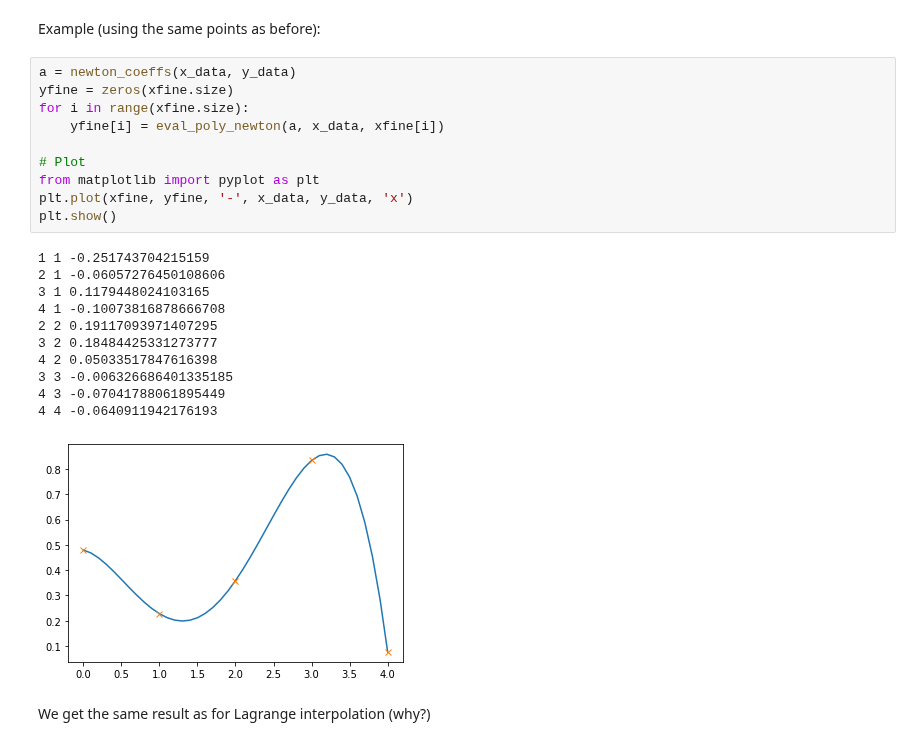
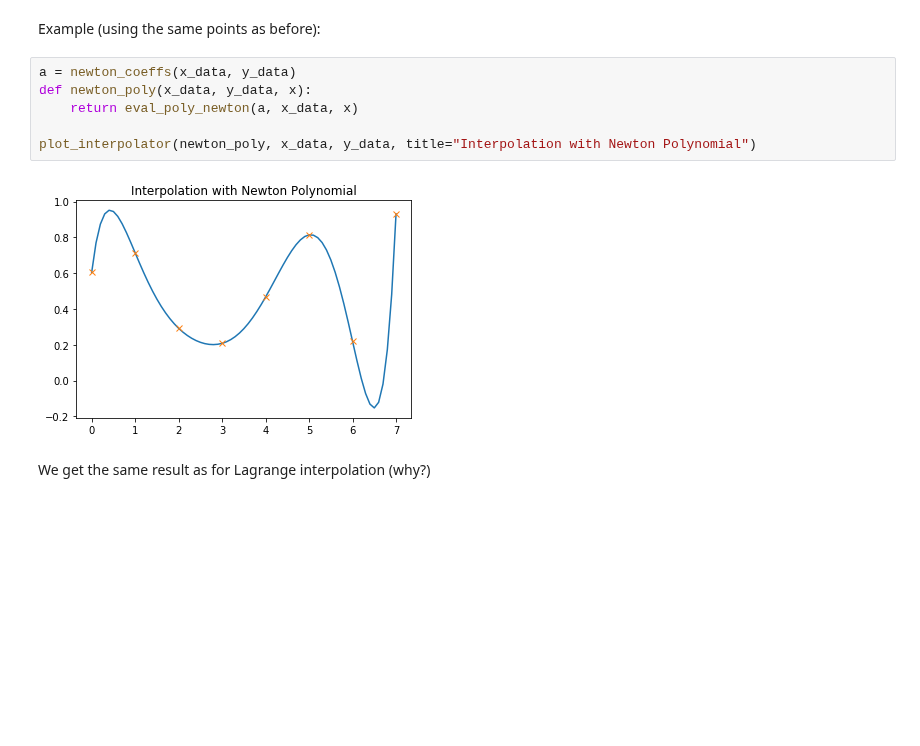
Before and after one commit to tgteacher/numerical-methods, a Jupyter notebook: notebooks/Chapter3.ipynb, the cells around one changed output. Saved outputs shown, nothing was run; the diff lists cells and outputs as text; blank space fills up the shorter version.

```diff
--- a/notebooks/Chapter3.ipynb
+++ b/notebooks/Chapter3.ipynb
@@ -348,28 +319,14 @@ $$
 so a[k-1]=a[1] contains $\nabla y_1$.
 # %% [markdown]
 Example (using the same points as before):
-# %%
-a = newton_coeffs(x_data, y_data)
-yfine = zeros(xfine.size)
-for i in range(xfine.size):
-    yfine[i] = eval_poly_newton(a, x_data, xfine[i])
-
-# Plot
-from matplotlib import pyplot as plt
-plt.plot(xfine, yfine, '-', x_data, y_data, 'x')
-plt.show()
-# %% [output]
-1 1 -0.251743704215159
-2 1 -0.06057276450108606
-3 1 0.1179448024103165
-4 1 -0.10073816878666708
-2 2 0.19117093971407295
-3 2 0.18484425331273777
-4 2 0.05033517847616398
-3 3 -0.006326686401335185
-4 3 -0.07041788061895449
-4 4 -0.0640911942176193
-[figure, removed]
+# %%
+a = newton_coeffs(x_data, y_data)
+def newton_poly(x_data, y_data, x):
+    return eval_poly_newton(a, x_data, x)
+
+plot_interpolator(newton_poly, x_data, y_data, title="Interpolation with Newton Polynomial")
+# %% [output]
+[figure, added]
 # %% [markdown]
 We get the same result as for Lagrange interpolation (why?)
 # %% [markdown]
```
Also changed, not shown: parts of 23 cells of this notebook.
